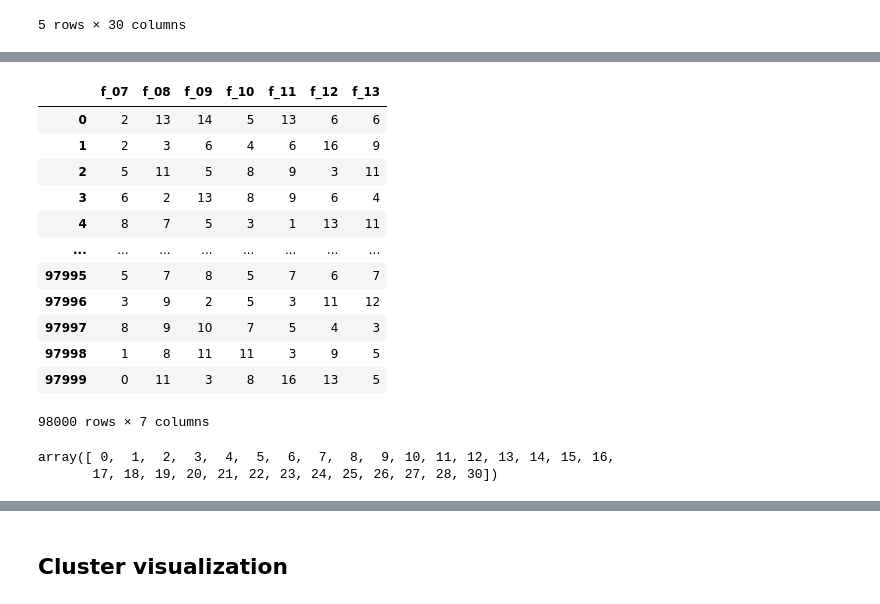
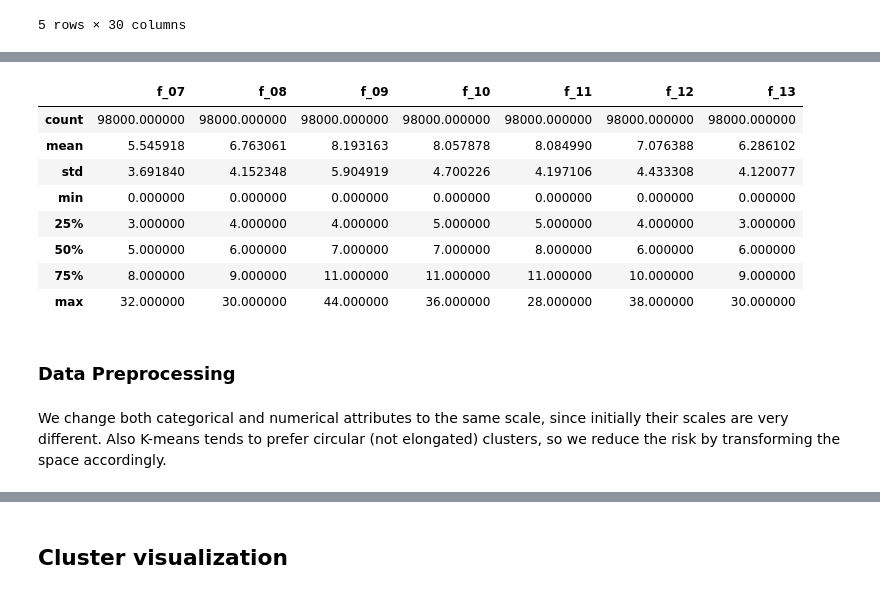
Before and after one commit to siemieniuk/dm-assignment-3, a Jupyter notebook: clustering.ipynb, the cells around one changed output, grey strips where cells are left out. Cells and saved outputs as stored; diff of their text form; code cells hidden in the pictures.

```diff
--- a/clustering.ipynb
+++ b/clustering.ipynb
@@ -50,24 +63,19 @@ columns.extend(cat_features)
 
 df_data = df_data[columns]
 # %%
-df_cat
+df_cat.describe()
 # %% [output]
 |  | f_07 | f_08 | f_09 | f_10 | f_11 | f_12 | f_13 |
-| 0 | 2 | 13 | 14 | 5 | 13 | 6 | 6 |
-| 1 | 2 | 3 | 6 | 4 | 6 | 16 | 9 |
-| 2 | 5 | 11 | 5 | 8 | 9 | 3 | 11 |
-| 3 | 6 | 2 | 13 | 8 | 9 | 6 | 4 |
-| 4 | 8 | 7 | 5 | 3 | 1 | 13 | 11 |
-| ... | ... | ... | ... | ... | ... | ... | ... |
-| 97995 | 5 | 7 | 8 | 5 | 7 | 6 | 7 |
-| 97996 | 3 | 9 | 2 | 5 | 3 | 11 | 12 |
-| 97997 | 8 | 9 | 10 | 7 | 5 | 4 | 3 |
-| 97998 | 1 | 8 | 11 | 11 | 3 | 9 | 5 |
-| 97999 | 0 | 11 | 3 | 8 | 16 | 13 | 5 |
+| count | 98000.000000 | 98000.000000 | 98000.000000 | 98000.000000 | 98000.000000 | 98000.000000 | 98000.000000 |
+| mean | 5.545918 | 6.763061 | 8.193163 | 8.057878 | 8.084990 | 7.076388 | 6.286102 |
+| std | 3.691840 | 4.152348 | 5.904919 | 4.700226 | 4.197106 | 4.433308 | 4.120077 |
+| min | 0.000000 | 0.000000 | 0.000000 | 0.000000 | 0.000000 | 0.000000 | 0.000000 |
+| 25% | 3.000000 | 4.000000 | 4.000000 | 5.000000 | 5.000000 | 4.000000 | 3.000000 |
+| 50% | 5.000000 | 6.000000 | 7.000000 | 7.000000 | 8.000000 | 6.000000 | 6.000000 |
+| 75% | 8.000000 | 9.000000 | 11.000000 | 11.000000 | 11.000000 | 10.000000 | 9.000000 |
+| max | 32.000000 | 30.000000 | 44.000000 | 36.000000 | 28.000000 | 38.000000 | 30.000000 |
-98000 rows × 7 columns
-# %%
-np.sort(df_cat.iloc[:, 6].unique())
-# %% [output]
-array([ 0,  1,  2,  3,  4,  5,  6,  7,  8,  9, 10, 11, 12, 13, 14, 15, 16,
-       17, 18, 19, 20, 21, 22, 23, 24, 25, 26, 27, 28, 30])
+# %% [markdown]
+### Data Preprocessing
+# %% [markdown]
+We change both categorical and numerical attributes to the same scale, since initially their scales are very different. Also K-means tends to prefer circular (not elongated) clusters, so we reduce the risk by transforming the space accordingly.
 # %%
```
Also changed, not shown: parts of 25 cells of this notebook.
